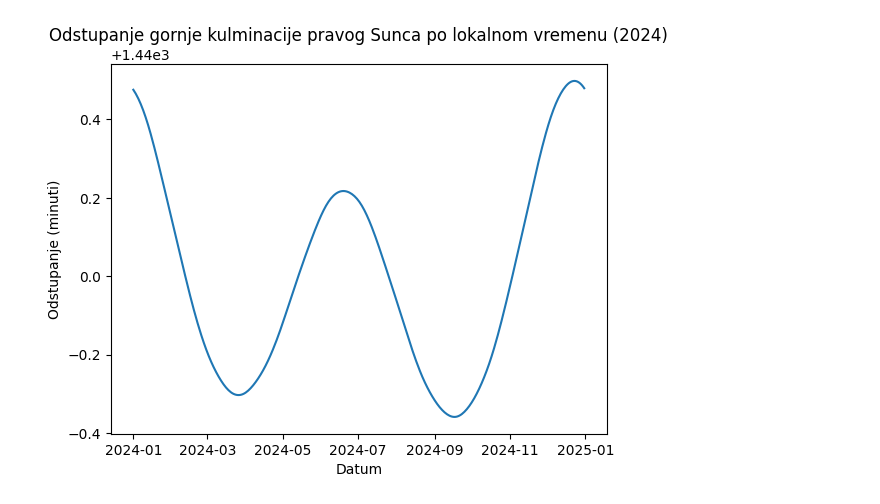
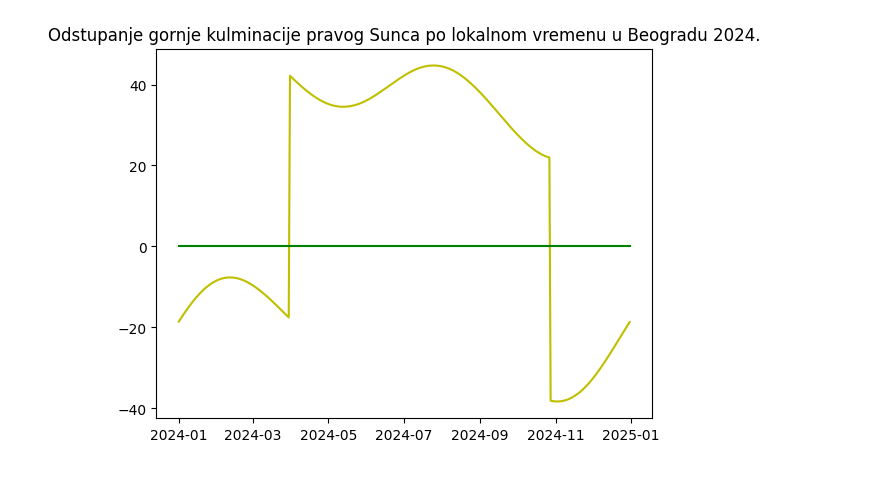
Before and after one commit to IsidoraJevremovic/osnovi-astronomije, a Jupyter notebook: 5.ipynb, the cells around one changed output. Saved outputs shown, nothing was run; the diff lists cells and outputs as text; code cells hidden in the pictures.

```diff
--- a/5.ipynb
+++ b/5.ipynb
@@ -7,35 +9,0 @@ Requirement already satisfied: ephem in /usr/local/lib/python3.10/dist-packages
-# %%
-from ephem import *
-from pandas import *
-import matplotlib.pyplot as plt
-import pytz
-from datetime import datetime
-
-posmatrac = Observer()
-posmatrac.lat = '44.8125'
-posmatrac.lon = '20.4612'
-
-sunce = Sun()
-
-datumi = []
-odstupanja_u_minutima = []
-lokalno_vreme = []
-
-
-
-for datum in date_range('2024-01-01', '2024-12-31'):
-    pravo_podne = posmatrac.previous_transit(sunce, datum)
-    podne = posmatrac.next_transit(sunce, datum)
-    odstupanje = (podne - pravo_podne)*24*60
-    datumi.append(datum)
-    odstupanja_u_minutima.append(odstupanje)
-
-
-plt.plot(datumi, odstupanja_u_minutima)
-#plt.plot(datumi, len(datumi)*[0])
-plt.title('Odstupanje gornje kulminacije pravog Sunca po lokalnom vremenu (2024)')
-plt.xlabel('Datum')
-plt.ylabel('Odstupanje (minuti)')
-plt.show()
-# %% [output]
-[figure, removed]
@@ -41,0 +14,28 @@ plt.show()
+# %%
+posmatrac = Observer()
+posmatrac.lat = '44.8125'
+posmatrac.lon = '20.4612'
+
+sunce = Sun()
+
+datumi = []
+odstupanja = []
+nula = []
+
+for datum in date_range('2024/1/1', '2024/12/31'):
+  posmatrac.date = datum
+  datumi.append(datum)
+  nula.append(0)
+
+  if datum in date_range('2024/3/31', '2024/10/27'):
+    odstupanja.append((posmatrac.next_transit(sunce).tuple()[3] - 11  + 1) * 60 + posmatrac.next_transit(sunce).tuple()[4] + posmatrac.next_transit(sunce).tuple()[5] / 60)
+  else:
+    odstupanja.append((posmatrac.next_transit(sunce).tuple()[3] - 11 ) * 60 + posmatrac.next_transit(sunce).tuple()[4] + posmatrac.next_transit(sunce).tuple()[5] / 60)
+# %%
+plt.figure()
+plt.title('Odstupanje gornje kulminacije pravog Sunca po lokalnom vremenu u Beogradu 2024.')
+plt.plot(datumi, odstupanja, color = 'y')
+plt.plot(datumi, nula, color = "g")
+plt.show()
+# %% [output]
+[figure, added]
```
Also changed, not shown: parts of 2 cells of this notebook.
